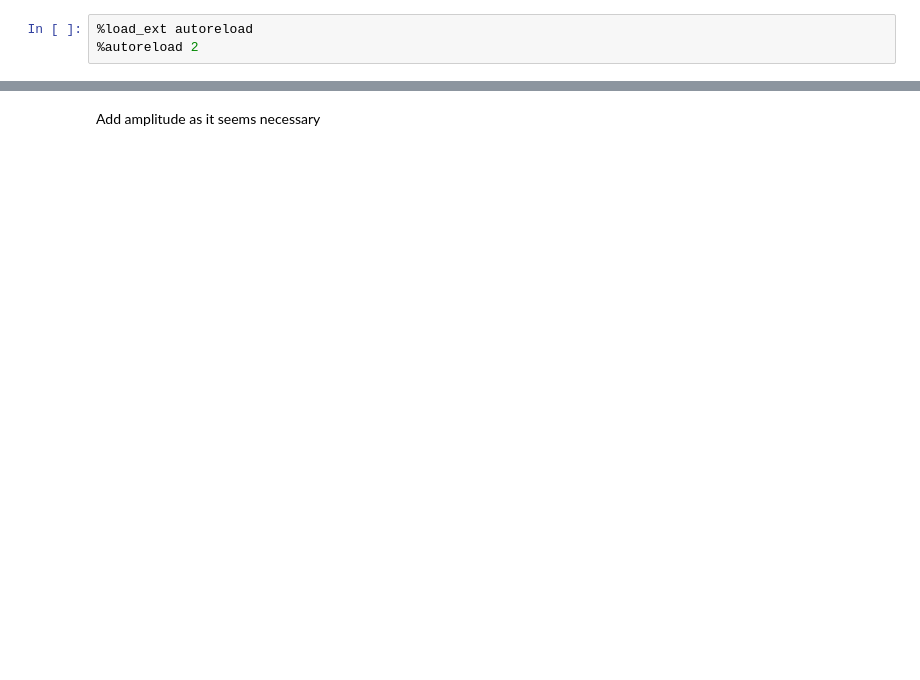
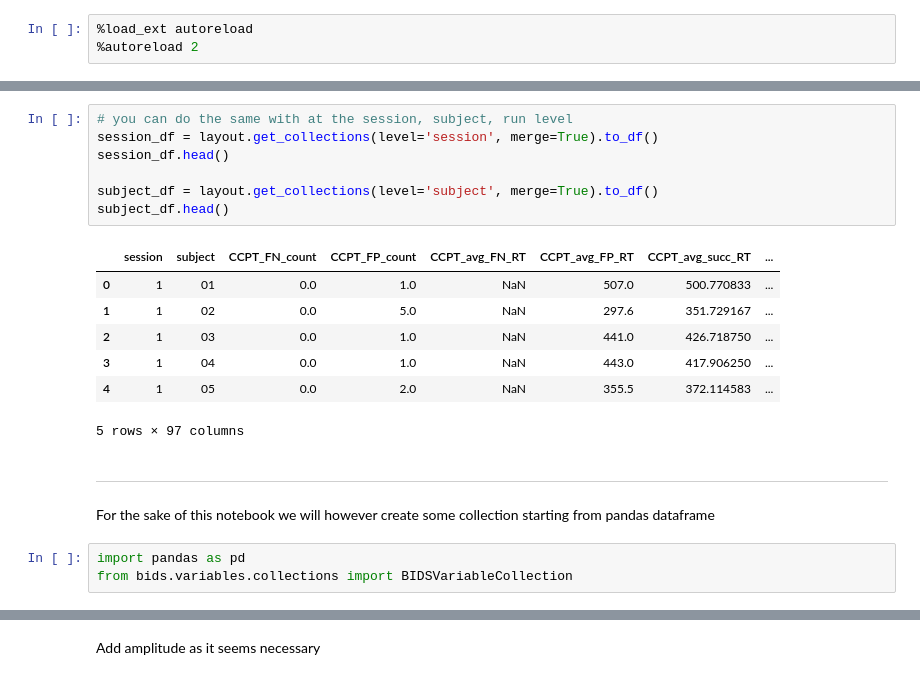
Before and after one commit to Remi-Gau/pybids, a Jupyter notebook: examples/transformers.ipynb, the cells around one changed output, grey strips where cells are left out. Drawn from its saved outputs; the diff is of its cells as text; blank space fills up the shorter version.

```diff
--- a/examples/transformers.ipynb
+++ b/examples/transformers.ipynb
@@ -14 +58,23 @@ from bids.tests import get_test_data_path
+# %%
+# you can do the same with at the session, subject, run level
+session_df = layout.get_collections(level='session', merge=True).to_df()
+session_df.head()
+
+subject_df = layout.get_collections(level='subject', merge=True).to_df()
+subject_df.head()
+# %% [output]
+|  | session | subject | CCPT_FN_count | CCPT_FP_count | CCPT_avg_FN_RT | CCPT_avg_FP_RT | CCPT_avg_succ_RT | ... |
+| 0 | 1 | 01 | 0.0 | 1.0 | NaN | 507.0 | 500.770833 | ... |
+| 1 | 1 | 02 | 0.0 | 5.0 | NaN | 297.6 | 351.729167 | ... |
+| 2 | 1 | 03 | 0.0 | 1.0 | NaN | 441.0 | 426.718750 | ... |
+| 3 | 1 | 04 | 0.0 | 1.0 | NaN | 443.0 | 417.906250 | ... |
+| 4 | 1 | 05 | 0.0 | 2.0 | NaN | 355.5 | 372.114583 | ... |
+5 rows × 97 columns
+# %% [markdown]
+---
+
+For the sake of this notebook we will however create some collection starting from pandas dataframe
+# %%
+import pandas as pd
+from bids.variables.collections import BIDSVariableCollection
 # %%
```
Also changed, not shown: parts of 17 cells of this notebook.
